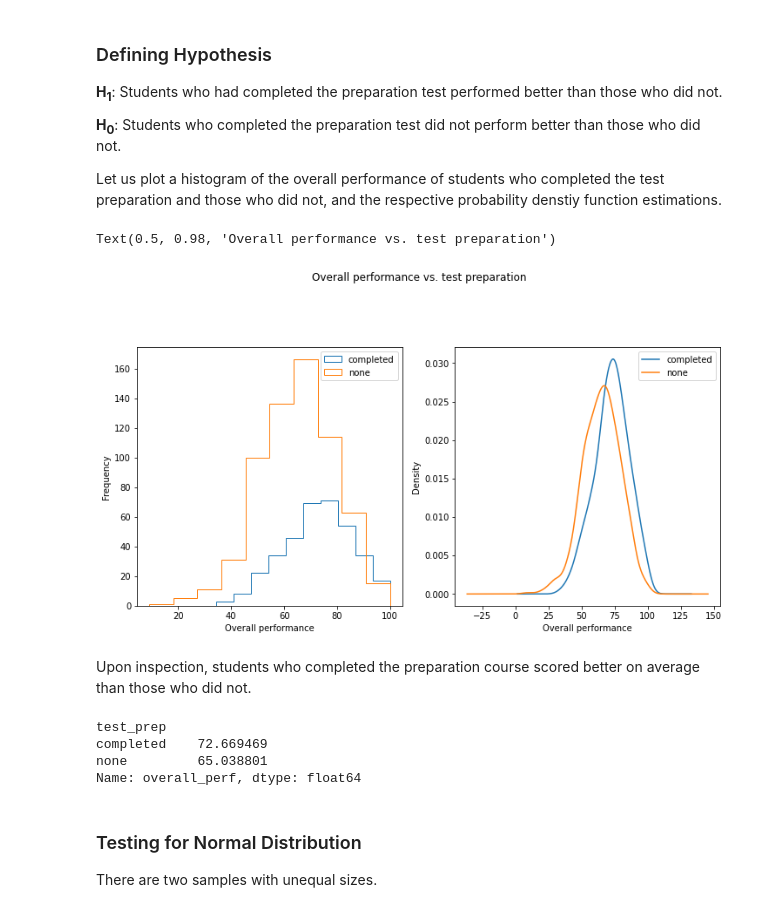
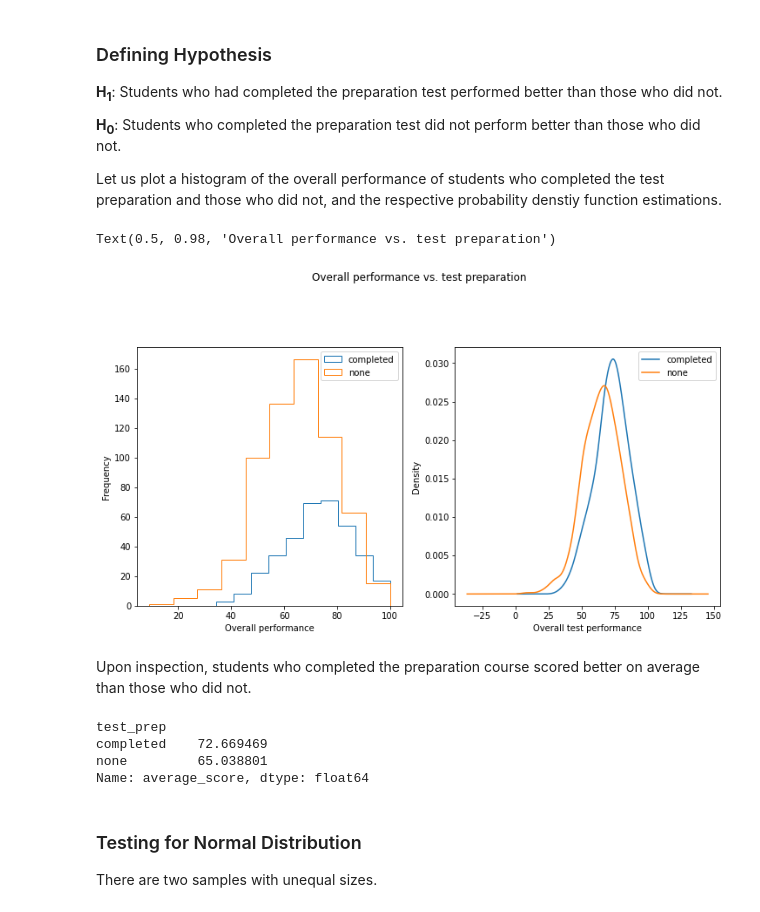
Before and after one commit to souadg/CAS-ADS-Project2, a Jupyter notebook: M2_Project_Elias_Souad_v2_.ipynb, the cells around one changed output. Saved outputs shown, nothing was run; the diff lists cells and outputs as text; code cells hidden in the pictures.

```diff
--- a/M2_Project_Elias_Souad_v2_.ipynb
+++ b/M2_Project_Elias_Souad_v2_.ipynb
@@ -287,5 +287,5 @@ In addition, we will create an additional feature <code>overall_perf</code> whic
 # %%
-df['overall_perf'] = round(df[['maths_score', 'read_score', 'write_score']].mean(axis = 1), 2)
+df['average_score'] = round(df[['maths_score', 'read_score', 'write_score']].mean(axis = 1), 2)
 df.head()
 # %% [output]
 |  | gender | race_ethn | parental_ed | lunch | test_prep | maths_score | read_score | write_score | parent_uni | ... |
@@ -398,25 +367,25 @@ Let us plot a histogram of the overall performance of students who completed the
 # %%
 fig = plt.figure(figsize=(12, 12))
 plt.subplot(221)
-df.groupby('test_prep')['overall_perf'].plot(kind='hist', fill = False, legend=True, histtype='step')
+df.groupby('test_prep')['average_score'].plot(kind='hist', fill = False, legend=True, histtype='step')
 plt.xlabel('Overall performance')
 plt.subplot(222)
-df.groupby('test_prep')['overall_perf'].plot.kde()
-plt.xlabel('Overall performance')
+df.groupby('test_prep')['average_score'].plot.kde()
+plt.xlabel('Overall test performance')
 plt.legend()
 fig.suptitle('Overall performance vs. test preparation')
 # %% [output]
 Text(0.5, 0.98, 'Overall performance vs. test preparation')
-[figure, old version]
+[figure, new version]
 # %% [markdown]
 Upon inspection, students who completed the preparation course scored better on average than those who did not.
 # %%
-df.groupby('test_prep')['overall_perf'].mean()
+df.groupby('test_prep')['average_score'].mean()
 # %% [output]
 test_prep
 completed    72.669469
 none         65.038801
-Name: overall_perf, dtype: float64
+Name: average_score, dtype: float64
 # %% [markdown]
 ### Testing for Normal Distribution
 
```
Also changed, not shown: parts of 33 cells of this notebook.
